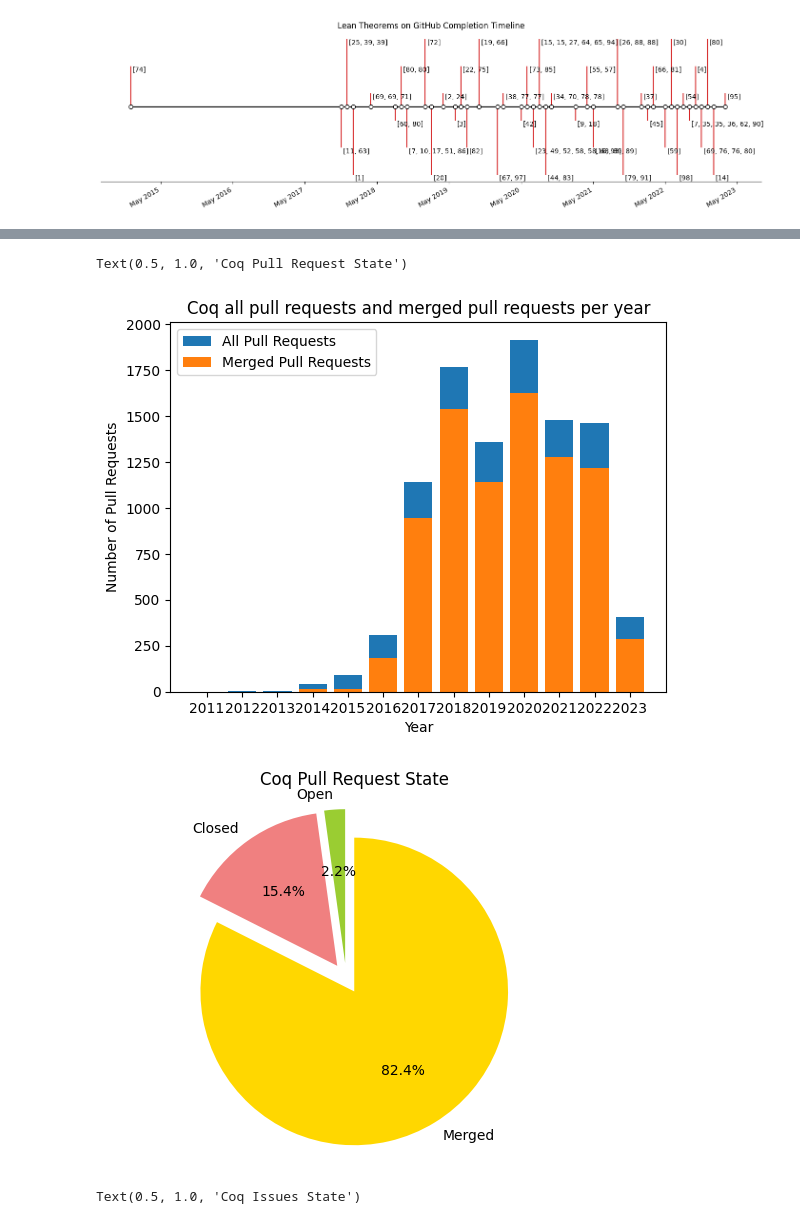
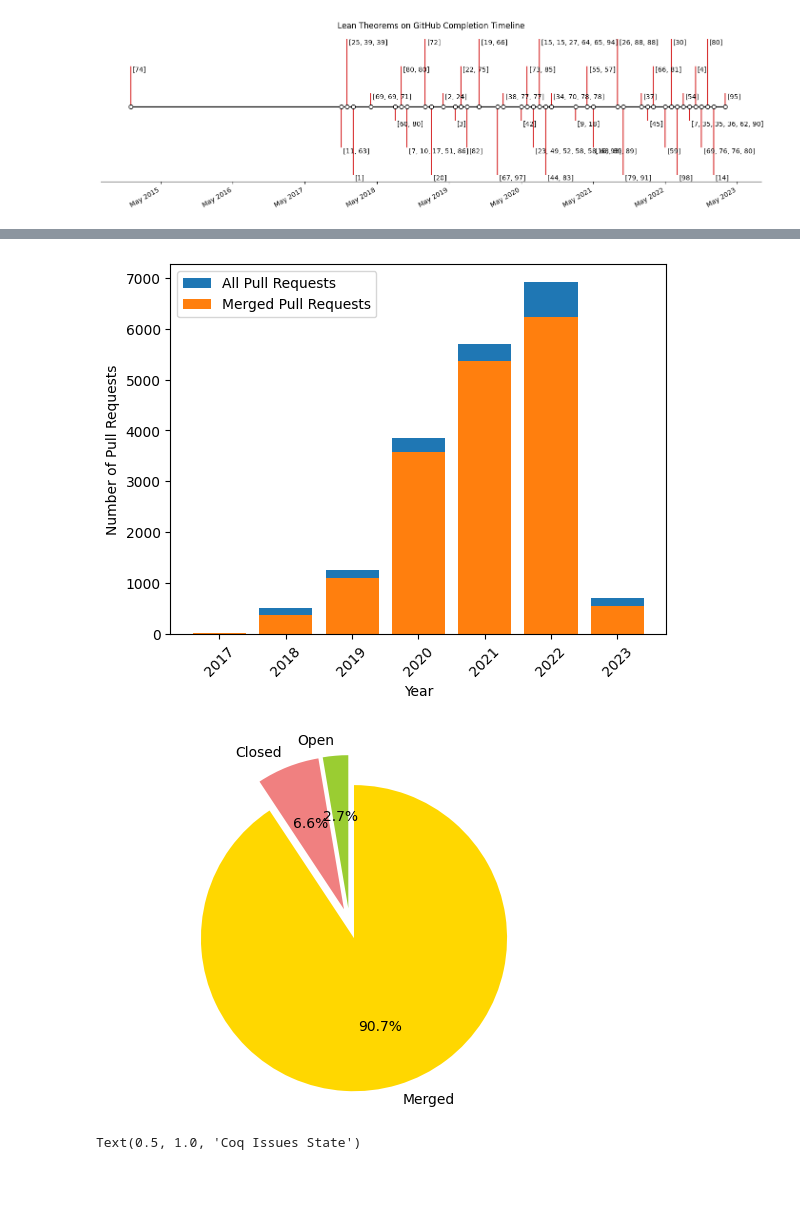
Before and after one commit to minsungc/aseproject2023, a Jupyter notebook: lean_figures.ipynb, the cells around one changed output, grey strips where cells are left out. Saved outputs shown, nothing was run; the diff lists cells and outputs as text; code cells hidden in the pictures; blank space fills up the shorter version.

```diff
--- a/lean_figures.ipynb
+++ b/lean_figures.ipynb
@@ -88,3 +88,11 @@ ax.yaxis.set_visible(False)
 ax.spines[["left", "top", "right"]].set_visible(False)
 # %% [output]
 [figure]
+# %%
+# Get the list of theorems that have been implemented multiple times
+for element in theorem_data:
+    if isinstance(element, dict):
+        if (len(element['sources']) > 1):
+                print(element['theorem_number'])
+    else:
+        print("Each element in the JSON file must be a dictionary.")
@@ -157,20 +178,13 @@ ax.set(title= "Coq number of commits per year")
 # %%
-#################################
-#### all pull requests and merged pull requests###
-#################################
+lean_pr_data = []
+with open('DataCollection/leanprover-community_lean_PullRequests.json') as f_lean_pr:
+    lean_pr = json.load(f_lean_pr)
+    lean_pr_data.extend(lean_pr)
 
-# Initialize an empty list to store the JSON data
-coq_pr_data = []
-
-# Loop through each file in the folder
-for filename in os.listdir('DataCollection/coq-prs'):
-    # Check if the file is a JSON file
-    if filename.endswith(".json"):
-        # Read the JSON data from the file
-        with open(os.path.join('DataCollection/coq-prs', filename), "r") as f:
-            coq_pr = json.load(f)
-        # Append the JSON data to the list
-        coq_pr_data.extend(coq_pr)
+with open('DataCollection/leanprover-community_mathlib_PullRequests.json') as f_mathlib_is:
+    # Load the JSON data into a Python dictionary
+    mathlib_prs = json.load(f_mathlib_is)
+    lean_pr_data.extend(mathlib_prs)
 
 pull_dates= []
 merge_dates= []
@@ -178,7 +192,7 @@ open_count = 0
 closed_count = 0
 merged_count =0
 
-for element in coq_pr_data:
+for element in lean_pr_data:
     pull_dates.append(datetime.strptime(element['open_date'], "%Y-%m-%dT%H:%M:%S%z"))
     if element['state'] == 'open':
         open_count += 1
@@ -187,15 +201,18 @@ for element in coq_pr_data:
         merge_dates.append(datetime.strptime(element['open_date'], "%Y-%m-%dT%H:%M:%S%z"))
     elif element['state'] == 'closed':
         x = element['discussion']
+        getborsd = False
         for i in x :
             if i['author'] == 'bors[bot]' :
                 msg = i['comment']
                 txt = 'Pull request successfully merged into master.'
                 if os.path.commonprefix([msg,txt]) == txt :
+                    #print("bors detected")
                     merged_count += 1
                     merge_dates.append(datetime.strptime(element['open_date'], "%Y-%m-%dT%H:%M:%S%z"))
-                    continue
-        closed_count += 1
+                    getborsd = True
+        if not(getborsd) :
+            closed_count += 1
 
 # Count the number of pull requests and merged pull requests per year
 pull_counts = {}
@@ -204,13 +221,11 @@ for date in pull_dates:
     year = date.strftime("%Y")
     if year in pull_counts:
         pull_counts[year] += 1
-        print('incremented')
     else:
         pull_counts[year] = 1
 for date in merge_dates:
     year = date.strftime("%Y")
     if year in merge_counts:
-        print('incremented')
         merge_counts[year] += 1
     else:
         merge_counts[year] = 1
@@ -235,8 +250,9 @@ ax.bar(pull_counts.keys(), y_pull_values, label="All Pull Requests")
 ax.bar(pull_counts.keys(), y_merge_values, label="Merged Pull Requests")
 ax.set_xlabel("Year")
 ax.set_ylabel("Number of Pull Requests")
-ax.set(title= "Coq all pull requests and merged pull requests per year")
+# ax.set(title= "Lean all pull requests and merged pull requests per year")
 ax.legend()
+plt.xticks(rotation=45)
 # plt.show()
 
 # Create a pie chart with the counts
@@ -247,6 +263,6 @@ explode = (0.1, 0.1, 0.1)  # explode the Open slice
 fig, ax = plt.subplots()
 ax.pie(sizes, explode=explode, labels=labels, colors=colors, autopct="%1.1f%%", startangle=90)
 ax.axis("equal")  # Equal aspect ratio ensures that pie is drawn as a circle.
-ax.set_title("Coq Pull Request State")
-# plt.show()
+# ax.set_title("Lean Pull Request State")
+plt.show()
 # %% [output]
@@ -270,6 +269,5 @@ incremented
-Text(0.5, 1.0, 'Coq Pull Request State')
-[figure, old version]
+[figure, new version]
-[figure, old version]
+[figure, new version]
 # %%
 # Initialize an empty list to store the JSON data
 coq_issue_data = []
```
Also changed, not shown: parts of 4 cells of this notebook, 4 other files.
